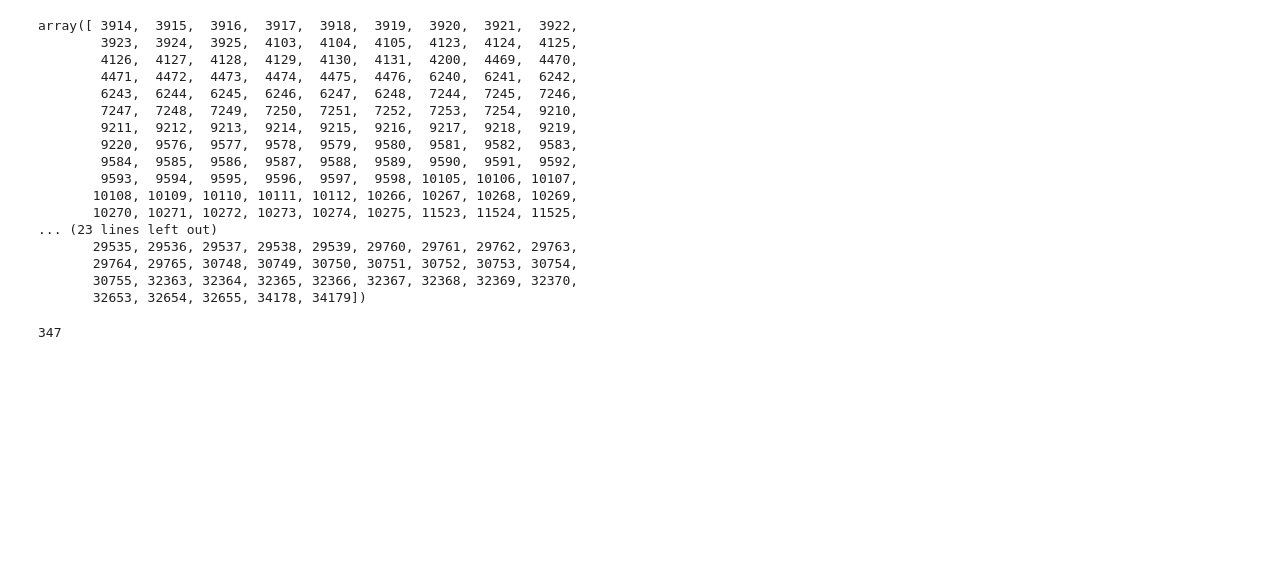
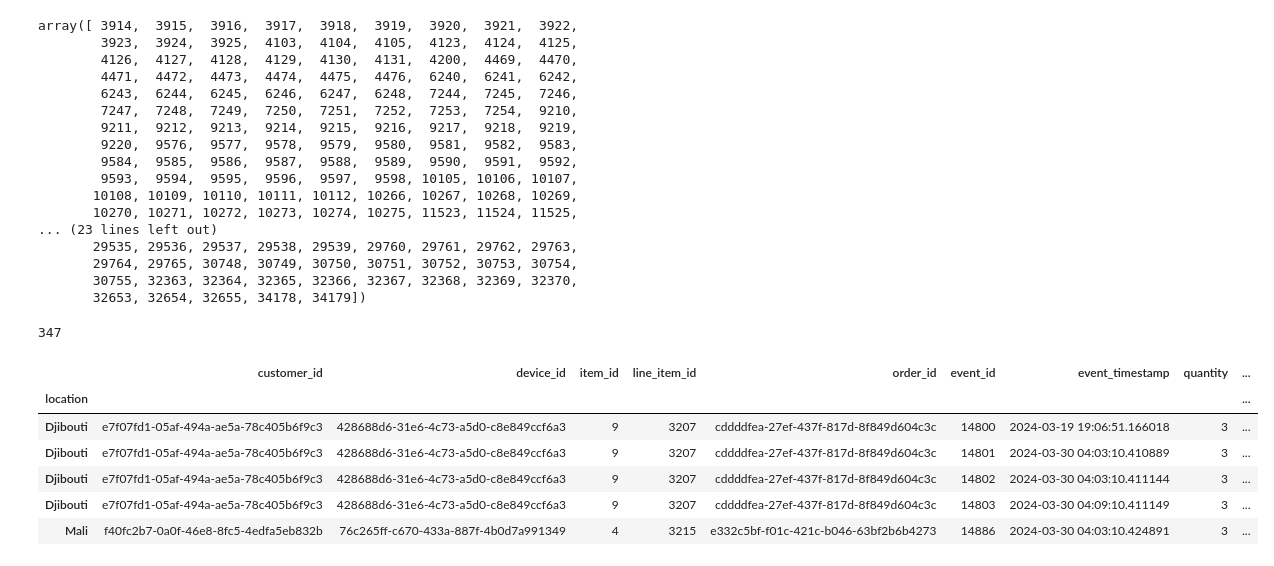
Before and after one commit to Adelegan-JD/TASKS, a Jupyter notebook: Week_7/adelegan_deborah_task15.ipynb, the cells around one changed output. Cells and saved outputs as stored; diff of their text form; code cells hidden in the pictures; blank space fills up the shorter version.

```diff
--- a/Week_7/adelegan_deborah_task15.ipynb
+++ b/Week_7/adelegan_deborah_task15.ipynb
@@ -578,4 +573,14 @@ Korea.line_item_id.nunique()
 # %%
 # using str.contains to select a particular status
 mask4 = (file['status'].str.contains('failed'))
+# %%
+file.loc[mask4].head()
+# %% [output]
+|  | customer_id | device_id | item_id | line_item_id | order_id | event_id | event_timestamp | quantity | ... |
+| location |  |  |  |  |  |  |  |  | ... |
+| Djibouti | e7f07fd1-05af-494a-ae5a-78c405b6f9c3 | 428688d6-31e6-4c73-a5d0-c8e849ccf6a3 | 9 | 3207 | cddddfea-27ef-437f-817d-8f849d604c3c | 14800 | 2024-03-19 19:06:51.166018 | 3 | ... |
+| Djibouti | e7f07fd1-05af-494a-ae5a-78c405b6f9c3 | 428688d6-31e6-4c73-a5d0-c8e849ccf6a3 | 9 | 3207 | cddddfea-27ef-437f-817d-8f849d604c3c | 14801 | 2024-03-30 04:03:10.410889 | 3 | ... |
+| Djibouti | e7f07fd1-05af-494a-ae5a-78c405b6f9c3 | 428688d6-31e6-4c73-a5d0-c8e849ccf6a3 | 9 | 3207 | cddddfea-27ef-437f-817d-8f849d604c3c | 14802 | 2024-03-30 04:03:10.411144 | 3 | ... |
+| Djibouti | e7f07fd1-05af-494a-ae5a-78c405b6f9c3 | 428688d6-31e6-4c73-a5d0-c8e849ccf6a3 | 9 | 3207 | cddddfea-27ef-437f-817d-8f849d604c3c | 14803 | 2024-03-30 04:09:10.411149 | 3 | ... |
+| Mali | f40fc2b7-0a0f-46e8-8fc5-4edfa5eb832b | 76c265ff-c670-433a-887f-4b0d7a991349 | 4 | 3215 | e332c5bf-f01c-421c-b046-63bf2b6b4273 | 14886 | 2024-03-30 04:03:10.424891 | 3 | ... |
 # %%
```
Also changed, not shown: parts of 33 cells of this notebook.
